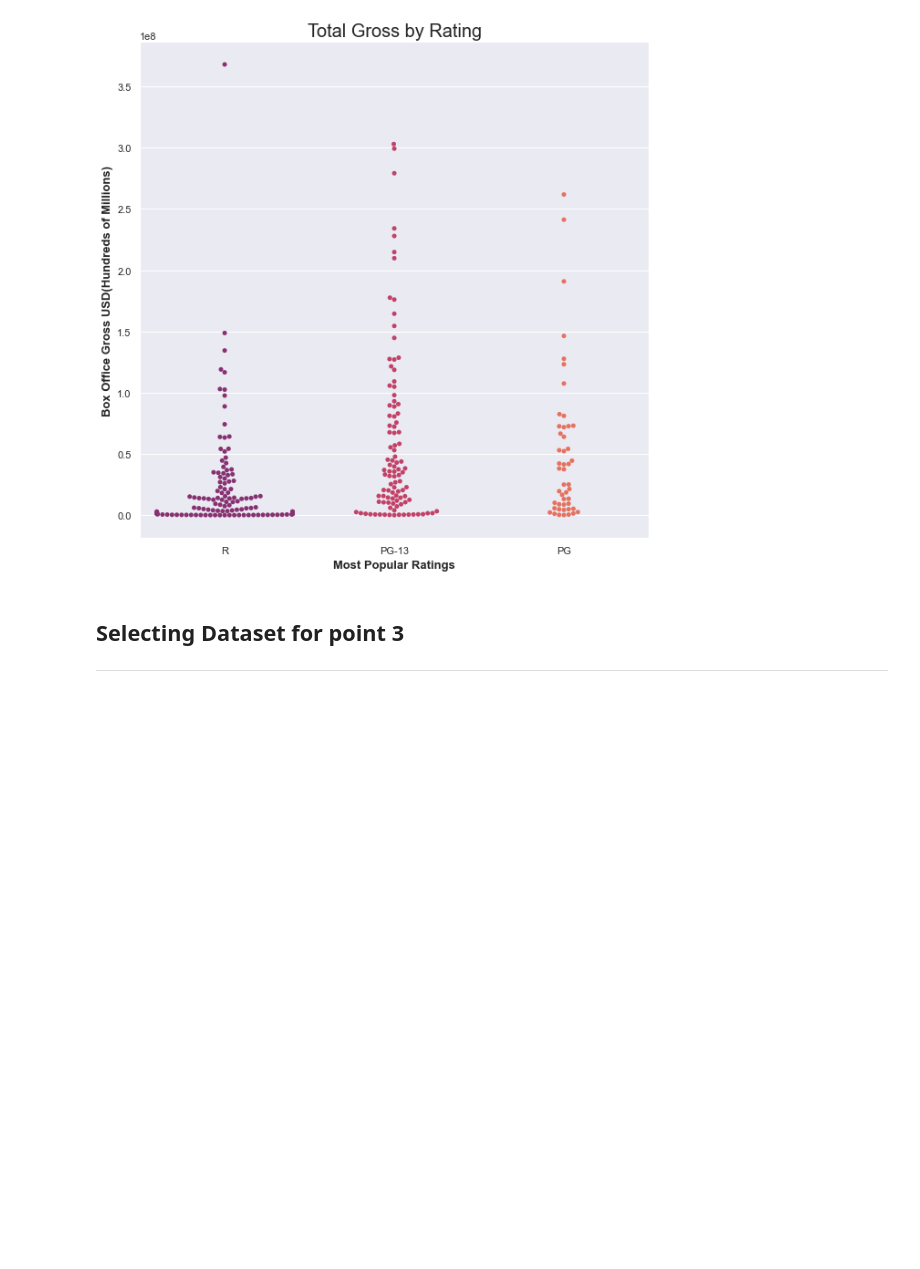
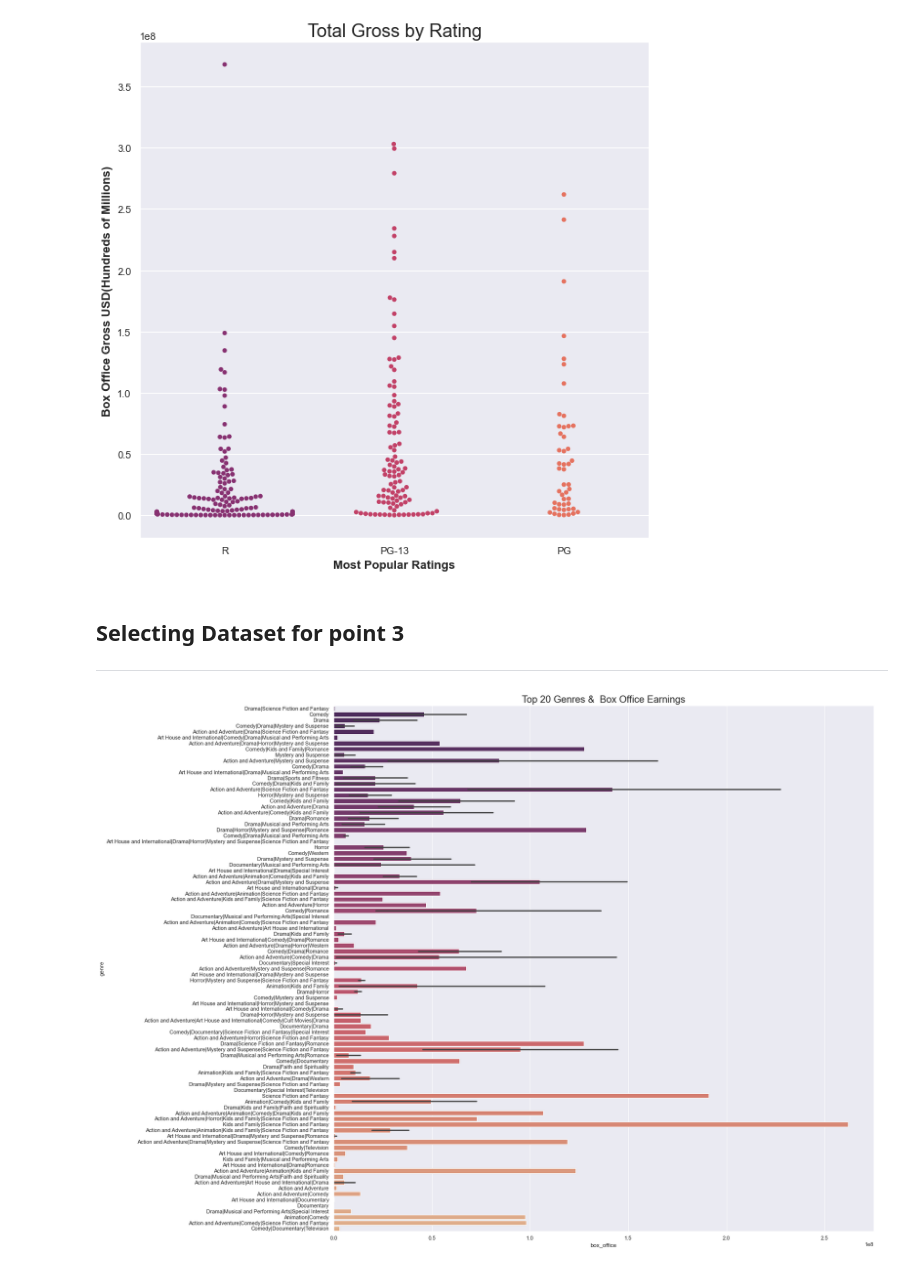
Before and after one commit to cleatw/Project1, a Jupyter notebook: Project 1 Notebook.ipynb, the cells around one changed output. Cells and saved outputs as stored; diff of their text form; code cells hidden in the pictures; blank space fills up the shorter version.

```diff
--- a/Project 1 Notebook.ipynb
+++ b/Project 1 Notebook.ipynb
@@ -226,0 +229,8 @@ ax.set_title('Total Gross by Rating', fontsize = 20);
+# %%
+#Creating a Vizualization for relationship between Genre and Box Office
+
+fig, ax = plt.subplots(figsize=(20,20))
+ax.set_title('Top 20 Genres &  Box Office Earnings', fontdict={'fontsize': 20})
+sns.barplot(y='genre',x='box_office', orient='h',  palette= 'flare_r',data= master);
+# %% [output]
+[figure, added]
```
Also changed, not shown: parts of 1 cell of this notebook.
